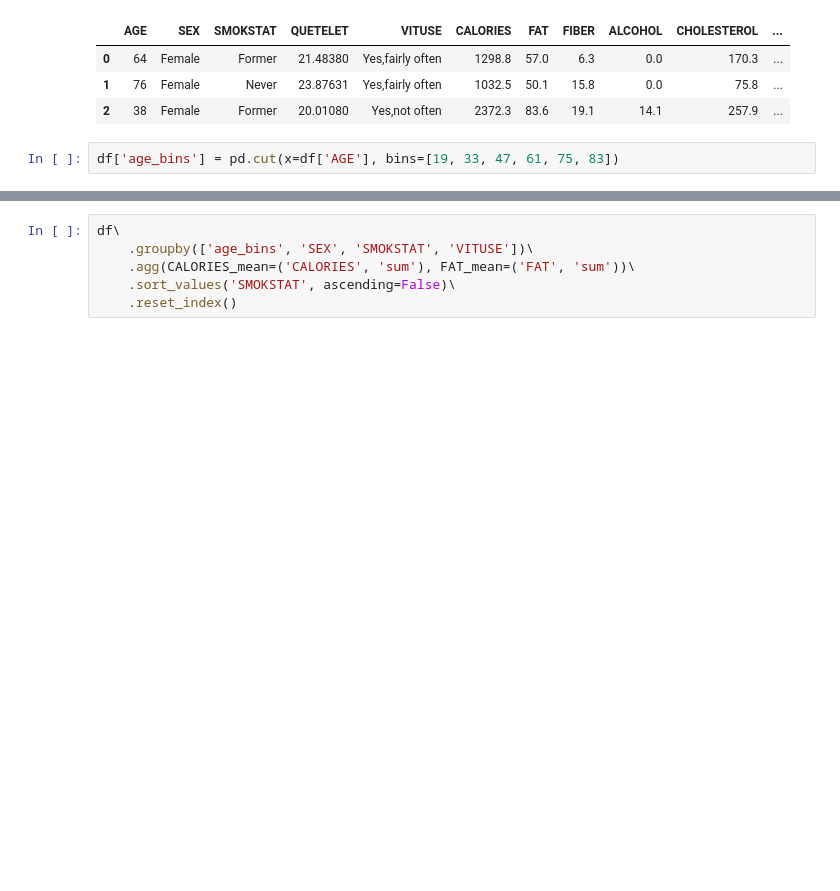
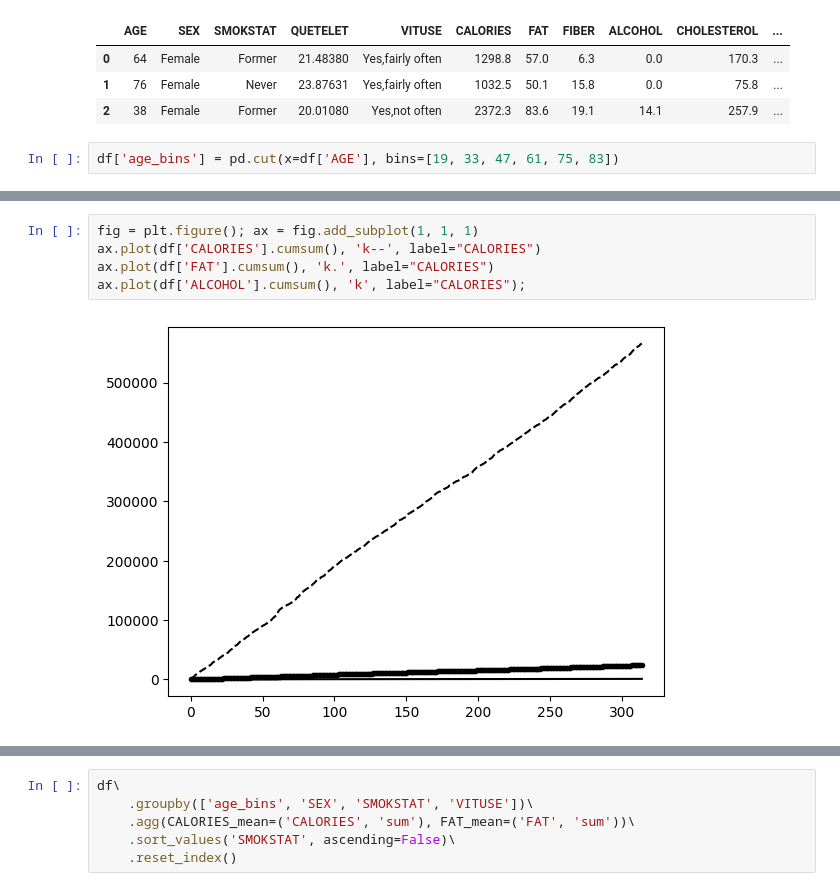
Before and after one commit to RomanD83/pbc, a Jupyter notebook: Determinants.ipynb, the cells around one changed output, grey strips where cells are left out. Drawn from its saved outputs; the diff is of its cells as text; blank space fills up the shorter version.

```diff
--- a/Determinants.ipynb
+++ b/Determinants.ipynb
@@ -191,3 +191,10 @@ df[['AGE', 'QUETELET', 'CALORIES', 'FAT', 'FIBER', 'ALCOHOL', 'CHOLESTEROL', 'BE
 | 50% | 48.000000 | 24.735250 | 1666.800000 | 72.900000 | 12.100000 | 0.300000 | 206.300000 | 1802.000000 | 707.000000 | 140.000000 | ... |
 | 75% | 62.500000 | 28.853415 | 2100.450000 | 95.250000 | 15.600000 | 3.200000 | 308.850000 | 2836.000000 | 1037.000000 | 230.000000 | ... |
 | max | 83.000000 | 50.403330 | 6662.200000 | 235.900000 | 36.800000 | 203.000000 | 900.700000 | 9642.000000 | 6901.000000 | 1415.000000 | ... |
+# %%
+fig = plt.figure(); ax = fig.add_subplot(1, 1, 1)
+ax.plot(df['CALORIES'].cumsum(), 'k--', label="CALORIES")
+ax.plot(df['FAT'].cumsum(), 'k.', label="CALORIES")
+ax.plot(df['ALCOHOL'].cumsum(), 'k', label="CALORIES");
+# %% [output]
+[figure, added]
```
Also changed, not shown: parts of 2 cells of this notebook.
